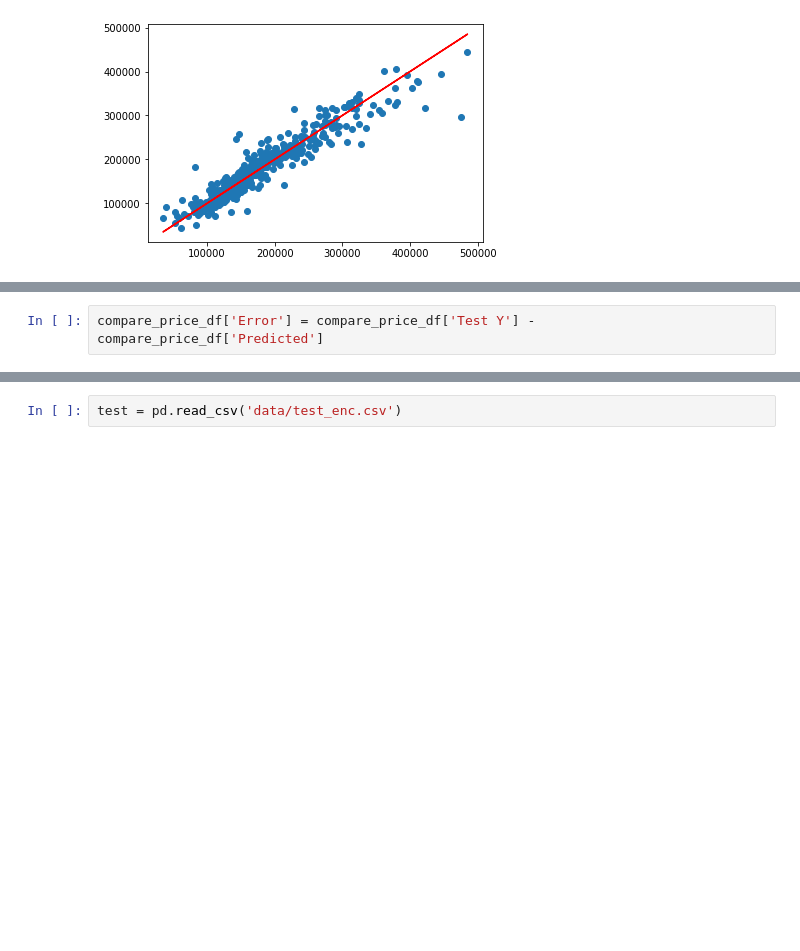
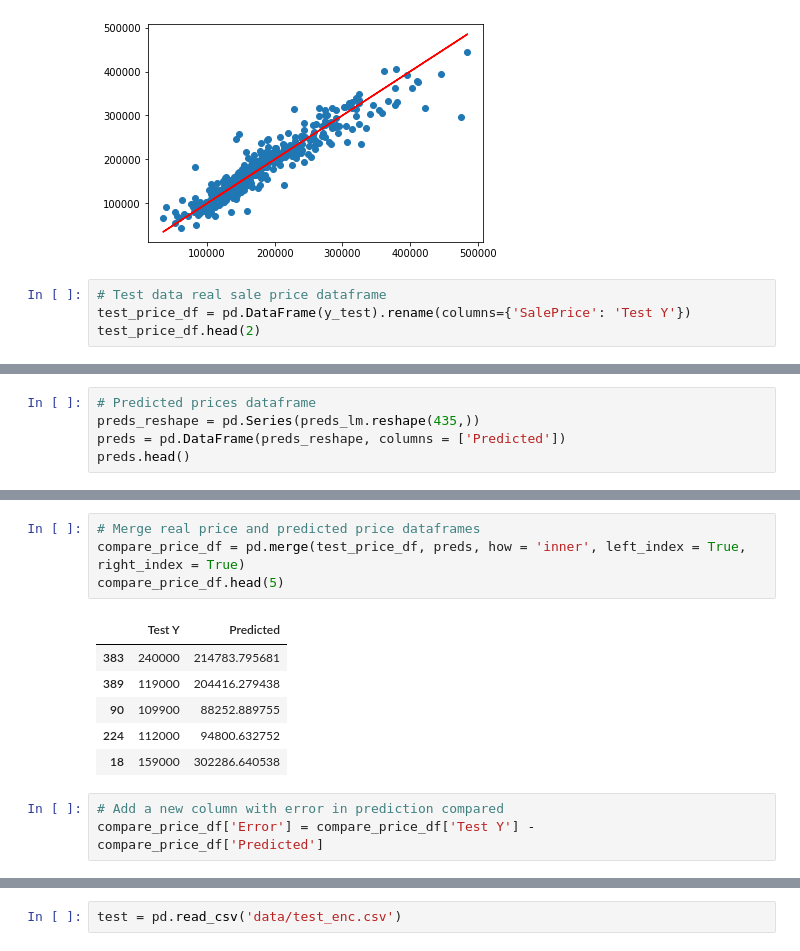
Before and after one commit to HHook/keras-house-prices, a Jupyter notebook: Machine learning part.ipynb, the cells around one changed output, grey strips where cells are left out. Saved outputs shown, nothing was run; the diff lists cells and outputs as text; blank space fills up the shorter version.

```diff
--- a/Machine learning part.ipynb
+++ b/Machine learning part.ipynb
@@ -85,3 +85,7 @@ plt.plot(y_test, y_test,'r')
 # %% [output]
 [<matplotlib.lines.Line2D at 0x...>]
 [figure]
+# %%
+# Test data real sale price dataframe
+test_price_df = pd.DataFrame(y_test).rename(columns={'SalePrice': 'Test Y'})
+test_price_df.head(2)
@@ -87,0 +96,5 @@ plt.plot(y_test, y_test,'r')
+# %%
+# Predicted prices dataframe
+preds_reshape = pd.Series(preds_lm.reshape(435,))
+preds = pd.DataFrame(preds_reshape, columns = ['Predicted'])
+preds.head()
@@ -88,4 +108,16 @@ plt.plot(y_test, y_test,'r')
+# %%
+# Merge real price and predicted price dataframes
+compare_price_df = pd.merge(test_price_df, preds, how = 'inner', left_index = True, right_index = True)
+compare_price_df.head(5)
+# %% [output]
+|  | Test Y | Predicted |
+| 383 | 240000 | 214783.795681 |
+| 389 | 119000 | 204416.279438 |
+| 90 | 109900 | 88252.889755 |
+| 224 | 112000 | 94800.632752 |
+| 18 | 159000 | 302286.640538 |
 # %%
+# Add a new column with error in prediction compared
 compare_price_df['Error'] = compare_price_df['Test Y'] - compare_price_df['Predicted']
 # %%
 sns.displot(compare_price_df['Error'], bins = 50, kde = True)
```
Also changed, not shown: parts of 24 cells of this notebook.
